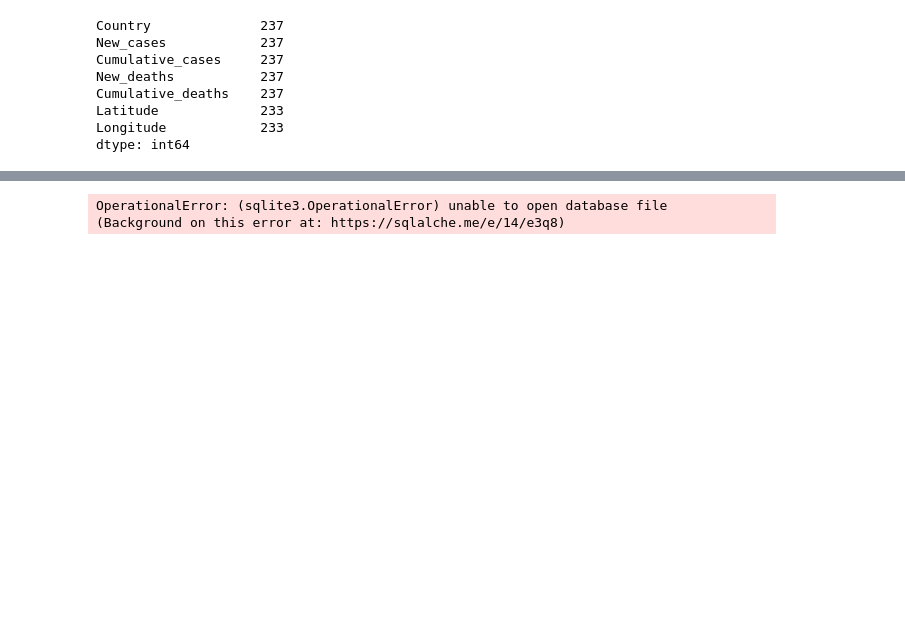
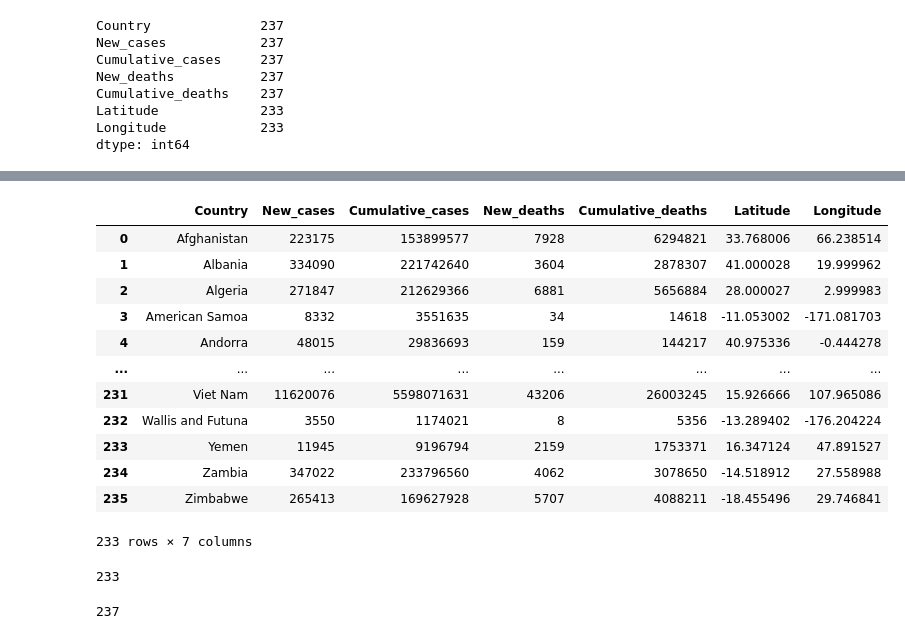
Before and after one commit to RLButch/Group-3-project-Covid-19-analysis, a Jupyter notebook: Covid-19ETL.ipynb, the cells around one changed output, grey strips where cells are left out. Saved outputs shown, nothing was run; the diff lists cells and outputs as text; code cells hidden in the pictures; blank space fills up the shorter version.

```diff
--- a/Covid-19ETL.ipynb
+++ b/Covid-19ETL.ipynb
@@ -276,8 +273,3 @@ nan_df
 | 130 | Martinique | 230354 | 113884911 | 1104 | 657525 | NaN | NaN |
 | 133 | Mayotte | 42027 | 28970187 | 187 | 167773 | NaN | NaN |
 | 236 | occupied Palestinian territory, i... | 703228 | 499636922 | 5708 | 4462490 | NaN | NaN |
-# %%
-# Replace lat and lngs for the country missing data
-grouped_bynew_cases_df.loc[[236], "Latitude"] = 31.3547
-grouped_bynew_cases_df.loc[[236], "Longitude"] = 34.3088
-grouped_bynew_cases_df
@@ -298,3 +276,22 @@ grouped_bynew_cases_df
+# %%
+# drop 4 countries with no lat long
+dropindexrows = [84, 130, 133, 236]
+grouped_bynew_cases_df = grouped_bynew_cases_df.drop(dropindexrows)
+grouped_bynew_cases_df
+# %% [output]
+|  | Country | New_cases | Cumulative_cases | New_deaths | Cumulative_deaths | Latitude | Longitude |
+| 0 | Afghanistan | 223175 | 153899577 | 7928 | 6294821 | 33.768006 | 66.238514 |
+| 1 | Albania | 334090 | 221742640 | 3604 | 2878307 | 41.000028 | 19.999962 |
+| 2 | Algeria | 271847 | 212629366 | 6881 | 5656884 | 28.000027 | 2.999983 |
+| 3 | American Samoa | 8332 | 3551635 | 34 | 14618 | -11.053002 | -171.081703 |
+| 4 | Andorra | 48015 | 29836693 | 159 | 144217 | 40.975336 | -0.444278 |
+| ... | ... | ... | ... | ... | ... | ... | ... |
+| 231 | Viet Nam | 11620076 | 5598071631 | 43206 | 26003245 | 15.926666 | 107.965086 |
+| 232 | Wallis and Futuna | 3550 | 1174021 | 8 | 5356 | -13.289402 | -176.204224 |
+| 233 | Yemen | 11945 | 9196794 | 2159 | 1753371 | 16.347124 | 47.891527 |
+| 234 | Zambia | 347022 | 233796560 | 4062 | 3078650 | -14.518912 | 27.558988 |
+| 235 | Zimbabwe | 265413 | 169627928 | 5707 | 4088211 | -18.455496 | 29.746841 |
+233 rows × 7 columns
 # %%
 # Export the DataFrame as a CSV file.
 grouped_bynew_cases_df.to_csv("C:\WAUS-VIRT-DATA-PT-03-2023-U-LOLC\Project 3/covid19.csv", index=False)
@@ -304,12 +301,11 @@ grouped_bynew_cases_df.to_csv("C:\WAUS-VIRT-DATA-PT-03-2023-U-LOLC\Project 3/cov
 # Path to sqlite
 #database_path = Path("../Resources/wdi.sqlite")
 # Create an engine to access the sqlite database file
-engine=sqlalchemy.create_engine('sqlite:///data/db.sqlite')
+#engine=sqlalchemy.create_engine('sqlite:///data/db.sqlite')
 # Convert the dataframe to a "data" table in the db.sqlite database
-grouped_bynew_cases_df.to_sql('data', if_exists='replace', index=True, con=engine)
+grouped_bynew_cases_df.to_sql('data', if_exists='replace', index=False, con=engine)
 # %% [output]
-OperationalError: (sqlite3.OperationalError) unable to open database file
-(Background on this error at: https://sqlalche.me/e/14/e3q8)
+233
 # %%
 # Export covid19_df as sql database files.
 
@@ -321,3 +317,5 @@ engine=sqlalchemy.create_engine('sqlite:///data/db.sqlite')
 engine = create_engine('sqlite:///covid.db')
 
 grouped_bynew_cases_df.to_sql('covid', engine, index=True)
+# %% [output]
+237
```
Also changed, not shown: parts of 2 cells of this notebook.
